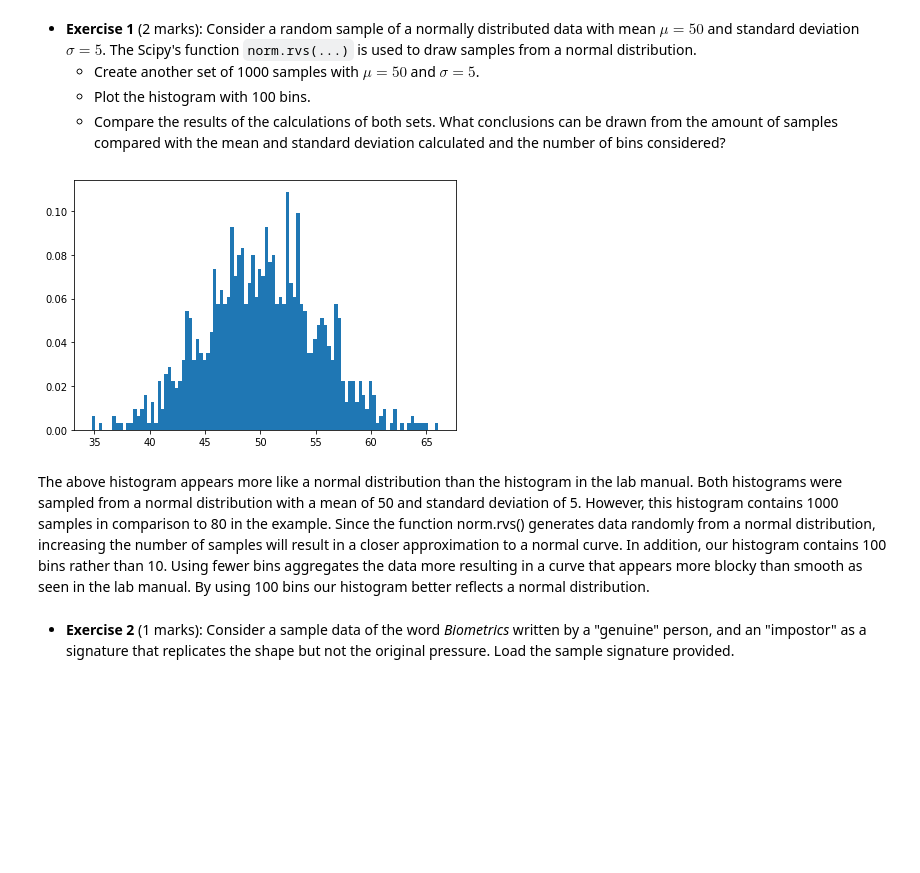
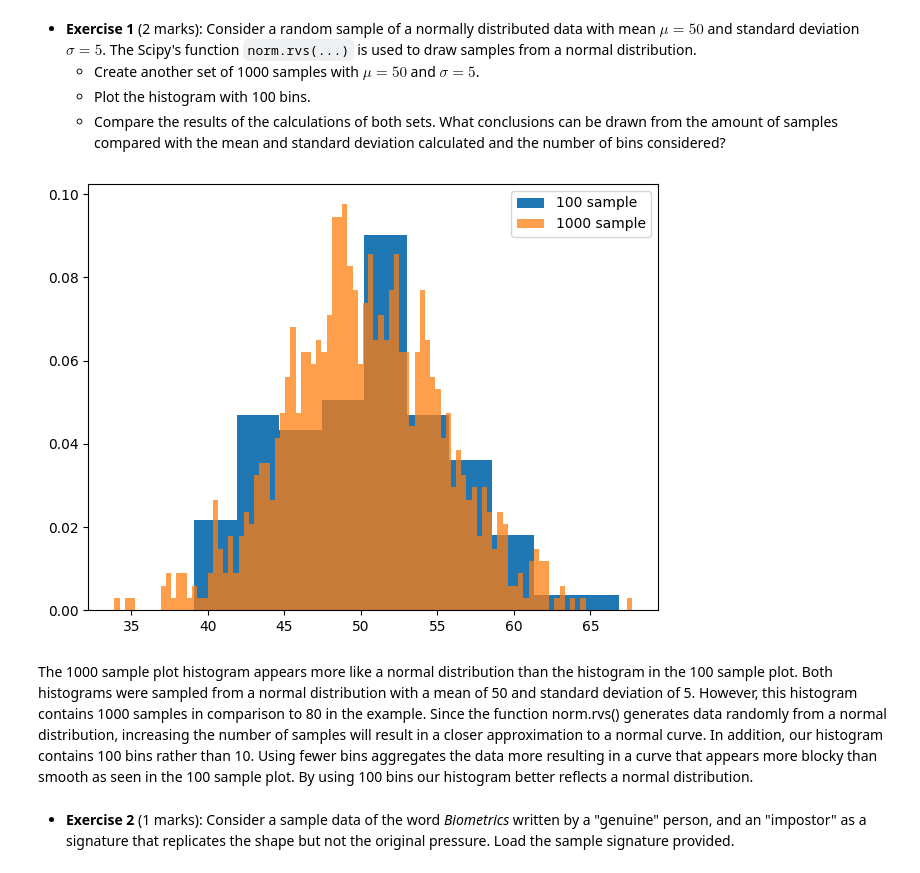
Before and after one commit to TheJade/ENCM509, a Jupyter notebook: Lab2/Lab02_2023W.ipynb, the cells around one changed output. Drawn from its saved outputs; the diff is of its cells as text; code cells hidden in the pictures; blank space fills up the shorter version.

```diff
--- a/Lab2/Lab02_2023W.ipynb
+++ b/Lab2/Lab02_2023W.ipynb
@@ -340,18 +35,26 @@ The purpose of this lab is to introduce us to data acquisition and get familiar
     - Compare the results of the calculations of both sets. What conclusions can be drawn from the amount of samples compared with the mean and standard deviation calculated and the number of bins considered?
 # %%
 # Theorectical Mean and Std
+
+# first plot
+mu = 50
+std = 5
+qtt_samples = 100
+pop_norm = norm.rvs(mu, std, size=qtt_samples)
+plt.hist(pop_norm, bins=10, density=True)
+
 mu = 50
 std = 5
 qtt_samples = 1000
+pop_norm = norm.rvs(mu, std, size=qtt_samples)
+plt.hist(pop_norm, bins=100, density=True, alpha=0.75)
 
-pop_norm = norm.rvs(mu, std, size=qtt_samples)
-
-plt.hist(pop_norm, bins=100, density=True)
+plt.legend(["100 sample", "1000 sample"])
 plt.show()
 # %% [output]
-[figure, old version]
+[figure, new version]
 # %% [markdown]
-The above histogram appears more like a normal distribution than the histogram in the lab manual. Both histograms were sampled from a normal distribution with a mean of 50 and standard deviation of 5. However, this histogram contains 1000 samples in comparison to 80 in the example. Since the function norm.rvs() generates data randomly from a normal distribution, increasing the number of samples will result in a closer approximation to a normal curve. In addition, our histogram contains 100 bins rather than 10. Using fewer bins aggregates the data more resulting in a curve that appears more blocky than smooth as seen in the lab manual. By using 100 bins our histogram better reflects a normal distribution.
+The 1000 sample plot histogram appears more like a normal distribution than the histogram in the 100 sample plot. Both histograms were sampled from a normal distribution with a mean of 50 and standard deviation of 5. However, this histogram contains 1000 samples in comparison to 80 in the example. Since the function norm.rvs() generates data randomly from a normal distribution, increasing the number of samples will result in a closer approximation to a normal curve. In addition, our histogram contains 100 bins rather than 10. Using fewer bins aggregates the data more resulting in a curve that appears more blocky than smooth as seen in the 100 sample plot. By using 100 bins our histogram better reflects a normal distribution.
 # %% [markdown]
 - **Exercise 2** (1 marks): Consider a sample data of the word *Biometrics* written by a "genuine" person, and an "impostor" as a signature that replicates the shape but not the original pressure. Load the sample signature provided.
 # %%
```
Also changed, not shown: parts of 38 cells of this notebook.
